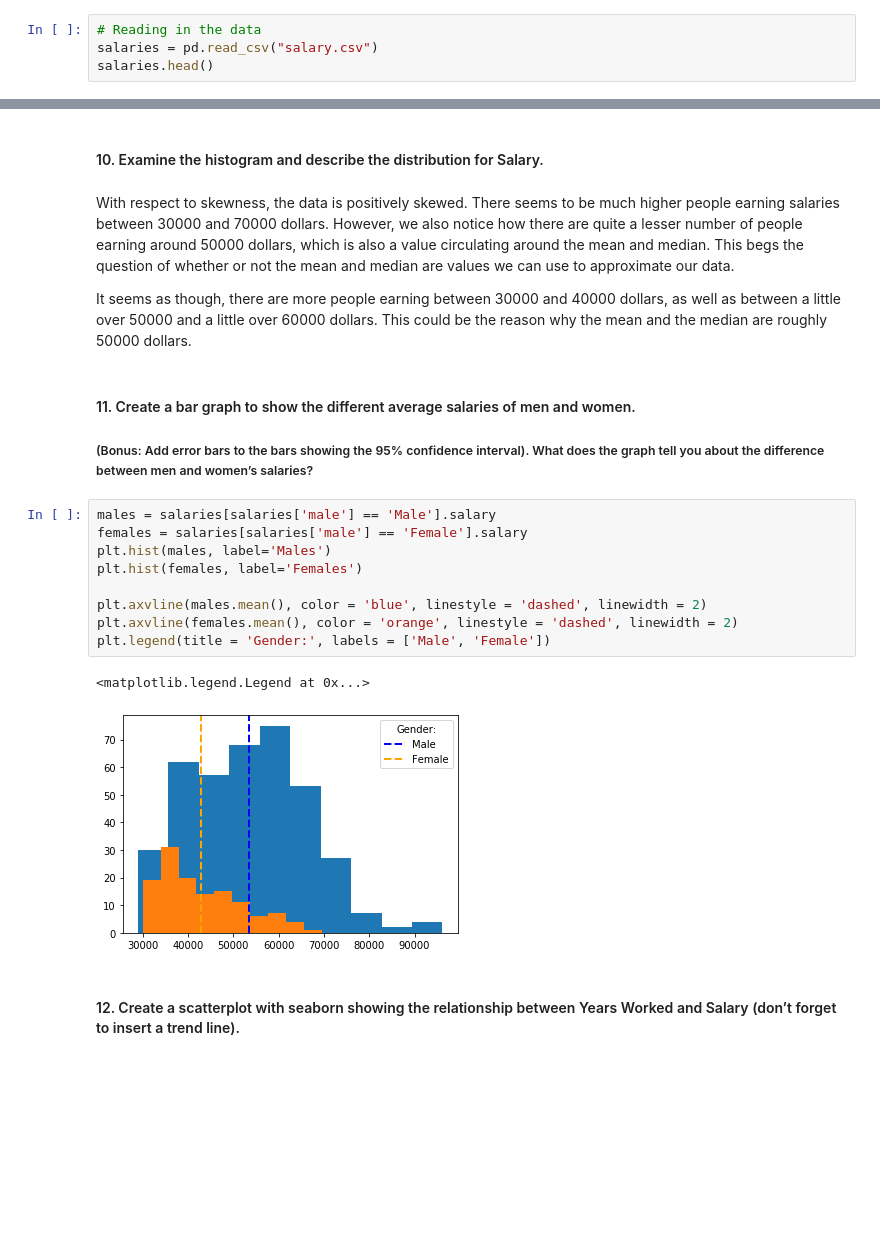
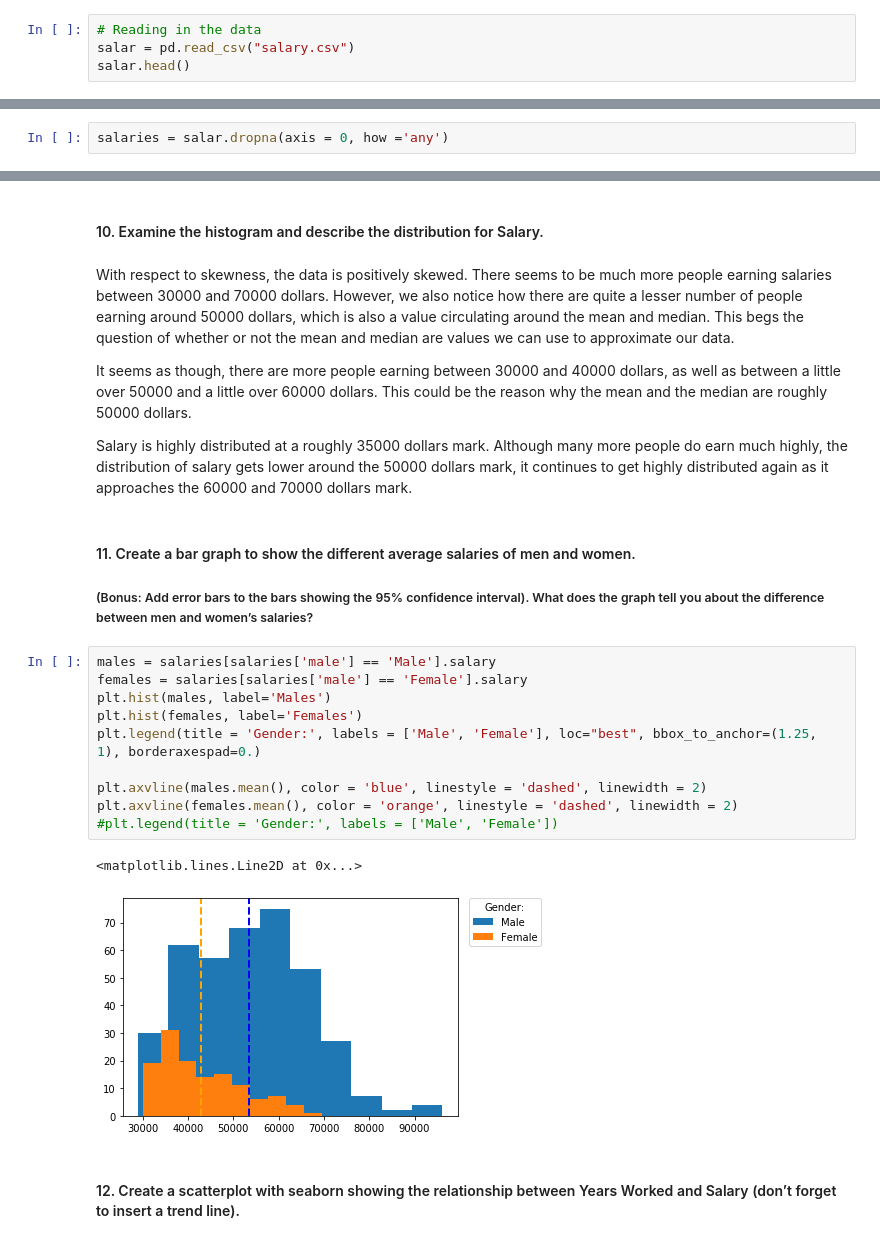
Before and after one commit to PhathuAuti/statistical-thinking, a Jupyter notebook: Statistical Thinking - Salaries.ipynb, the cells around one changed output, grey strips where cells are left out. Saved outputs shown, nothing was run; the diff lists cells and outputs as text; blank space fills up the shorter version.

```diff
--- a/Statistical Thinking - Salaries.ipynb
+++ b/Statistical Thinking - Salaries.ipynb
@@ -10,8 +10,8 @@ import statsmodels as sm
 import seaborn as sns
 # %%
 # Reading in the data
-salaries = pd.read_csv("salary.csv")
-salaries.head()
+salar = pd.read_csv("salary.csv")
+salar.head()
 # %% [output]
 |  | salary | exprior | yearsworked | yearsrank | market | degree | otherqual | position | male | Field | ... |
 | 0 | 53000.0 | 0 | 0 | 0 | 1.17 | 1 | 0 | 1 | 1 | 3 | ... |
@@ -45,3 +60,5 @@ memory usage: 44.3 KB
+# %%
+salaries = salar.dropna(axis = 0, how ='any')
 # %%
 salaries.isnull().sum()
 # %% [output]
@@ -153,24 +182,27 @@ plt.show()
 # %% [markdown]
 #### 10. Examine the histogram and describe the distribution for Salary.
 # %% [markdown]
-With respect to skewness, the data is positively skewed. There seems to be much higher people earning salaries between 30000 and 70000 dollars. However, we also notice how there are quite a lesser number of people earning around 50000 dollars, which is also a value circulating around the mean and median. This begs the question of whether or not the mean and median are values we can use to approximate our data.
+With respect to skewness, the data is positively skewed. There seems to be much more people earning salaries between 30000 and 70000 dollars. However, we also notice how there are quite a lesser number of people earning around 50000 dollars, which is also a value circulating around the mean and median. This begs the question of whether or not the mean and median are values we can use to approximate our data.
 
 It seems as though, there are more people earning between 30000 and 40000 dollars, as well as between a little over 50000 and a little over 60000 dollars. This could be the reason why the mean and the median are roughly 50000 dollars.
+
+Salary is highly distributed at a roughly 35000 dollars mark. Although many more people do earn much highly, the distribution of salary gets lower around the 50000 dollars mark, it continues to get highly distributed again as it approaches the 60000 and 70000 dollars mark.
 # %% [markdown]
 #### 11. Create a bar graph to show the different average salaries of men and women.
 ##### (Bonus: Add error bars to the bars showing the 95% confidence interval). What does the graph tell you about the difference between men and women’s salaries?
 # %%
 males = salaries[salaries['male'] == 'Male'].salary
 females = salaries[salaries['male'] == 'Female'].salary
 plt.hist(males, label='Males')
 plt.hist(females, label='Females')
+plt.legend(title = 'Gender:', labels = ['Male', 'Female'], loc="best", bbox_to_anchor=(1.25, 1), borderaxespad=0.)
 
 plt.axvline(males.mean(), color = 'blue', linestyle = 'dashed', linewidth = 2)
 plt.axvline(females.mean(), color = 'orange', linestyle = 'dashed', linewidth = 2)
-plt.legend(title = 'Gender:', labels = ['Male', 'Female'])
+#plt.legend(title = 'Gender:', labels = ['Male', 'Female'])
 # %% [output]
-<matplotlib.legend.Legend at 0x...>
+<matplotlib.lines.Line2D at 0x...>
-[figure, old version]
+[figure, new version]
 # %% [markdown]
 #### 12. Create a scatterplot with seaborn showing the relationship between Years Worked and Salary (don’t forget to insert a trend line).
 # %%
```
Also changed, not shown: parts of 16 cells of this notebook.
